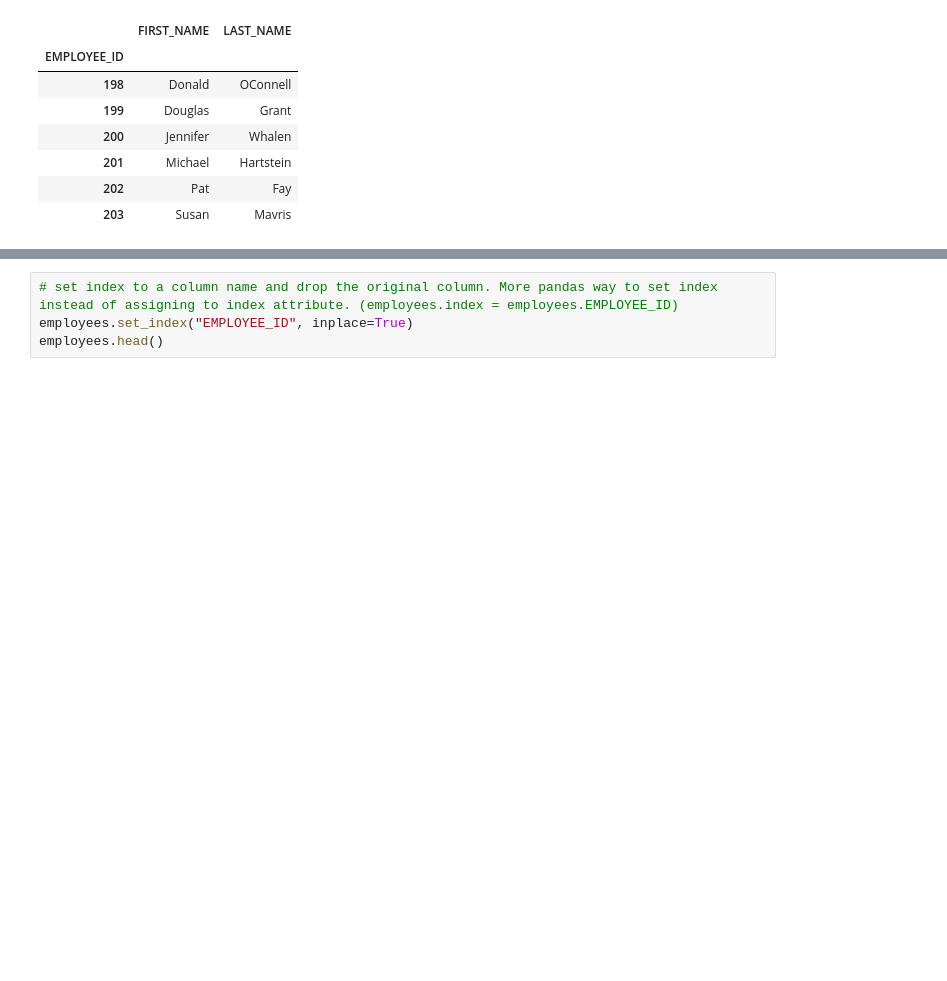
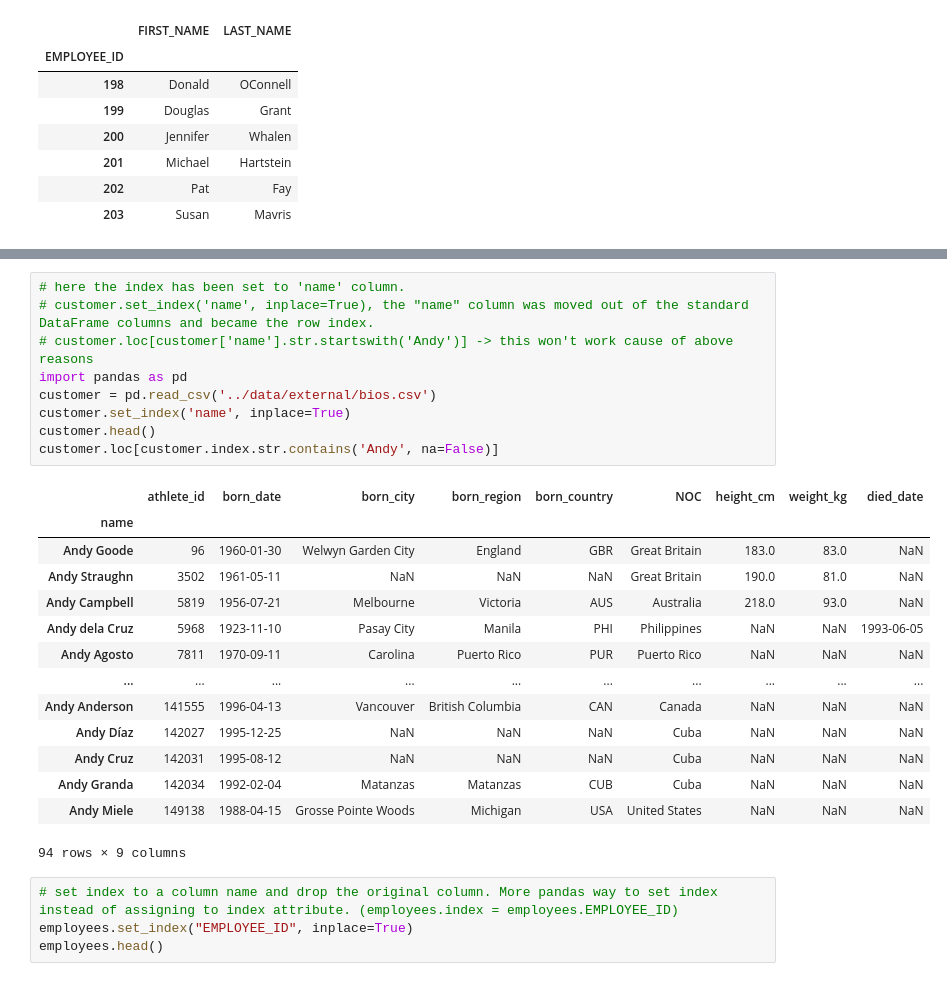
Before and after one commit to akshayupadhayay/pandas, a Jupyter notebook: notebooks/operations.ipynb, the cells around one changed output, grey strips where cells are left out. Cells and saved outputs as stored; diff of their text form; blank space fills up the shorter version.

```diff
--- a/notebooks/operations.ipynb
+++ b/notebooks/operations.ipynb
@@ -242,3 +262,27 @@ employees.head()
+# %%
+# here the index has been set to 'name' column.
+# customer.set_index('name', inplace=True), the "name" column was moved out of the standard DataFrame columns and became the row index.
+# customer.loc[customer['name'].str.startswith('Andy')] -> this won't work cause of above reasons
+import pandas as pd
+customer = pd.read_csv('../data/external/bios.csv')
+customer.set_index('name', inplace=True)
+customer.head()
+customer.loc[customer.index.str.contains('Andy', na=False)]
+# %% [output]
+|  | athlete_id | born_date | born_city | born_region | born_country | NOC | height_cm | weight_kg | died_date |
+| name |  |  |  |  |  |  |  |  |  |
+| Andy Goode | 96 | 1960-01-30 | Welwyn Garden City | England | GBR | Great Britain | 183.0 | 83.0 | NaN |
+| Andy Straughn | 3502 | 1961-05-11 | NaN | NaN | NaN | Great Britain | 190.0 | 81.0 | NaN |
+| Andy Campbell | 5819 | 1956-07-21 | Melbourne | Victoria | AUS | Australia | 218.0 | 93.0 | NaN |
+| Andy dela Cruz | 5968 | 1923-11-10 | Pasay City | Manila | PHI | Philippines | NaN | NaN | 1993-06-05 |
+| Andy Agosto | 7811 | 1970-09-11 | Carolina | Puerto Rico | PUR | Puerto Rico | NaN | NaN | NaN |
+| ... | ... | ... | ... | ... | ... | ... | ... | ... | ... |
+| Andy Anderson | 141555 | 1996-04-13 | Vancouver | British Columbia | CAN | Canada | NaN | NaN | NaN |
+| Andy Díaz | 142027 | 1995-12-25 | NaN | NaN | NaN | Cuba | NaN | NaN | NaN |
+| Andy Cruz | 142031 | 1995-08-12 | NaN | NaN | NaN | Cuba | NaN | NaN | NaN |
+| Andy Granda | 142034 | 1992-02-04 | Matanzas | Matanzas | CUB | Cuba | NaN | NaN | NaN |
+| Andy Miele | 149138 | 1988-04-15 | Grosse Pointe Woods | Michigan | USA | United States | NaN | NaN | NaN |
+94 rows × 9 columns
 # %%
 # set index to a column name and drop the original column. More pandas way to set index instead of assigning to index attribute. (employees.index = employees.EMPLOYEE_ID)
 employees.set_index("EMPLOYEE_ID", inplace=True)
```
Also changed, not shown: parts of 16 cells of this notebook, 2 other files.
